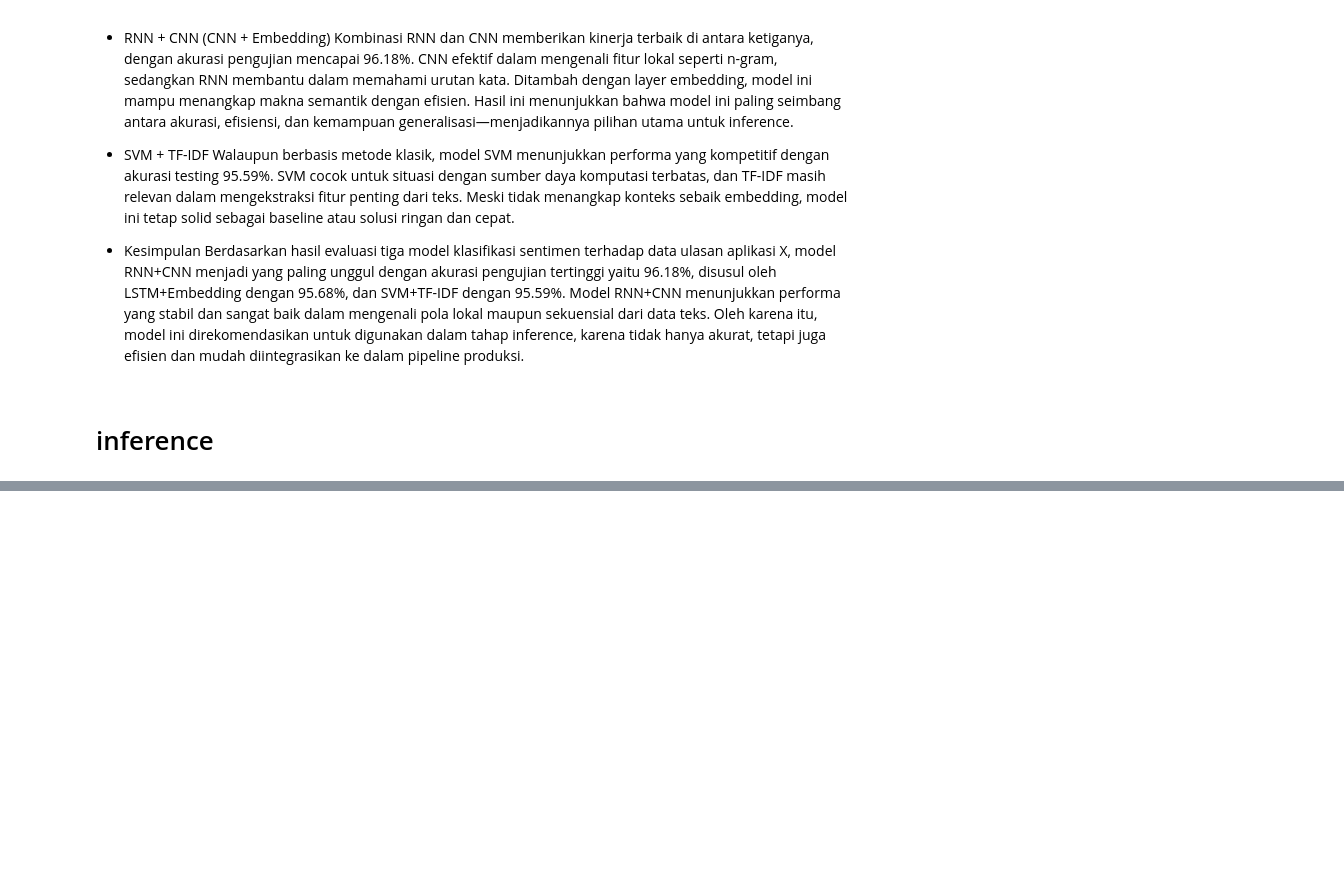
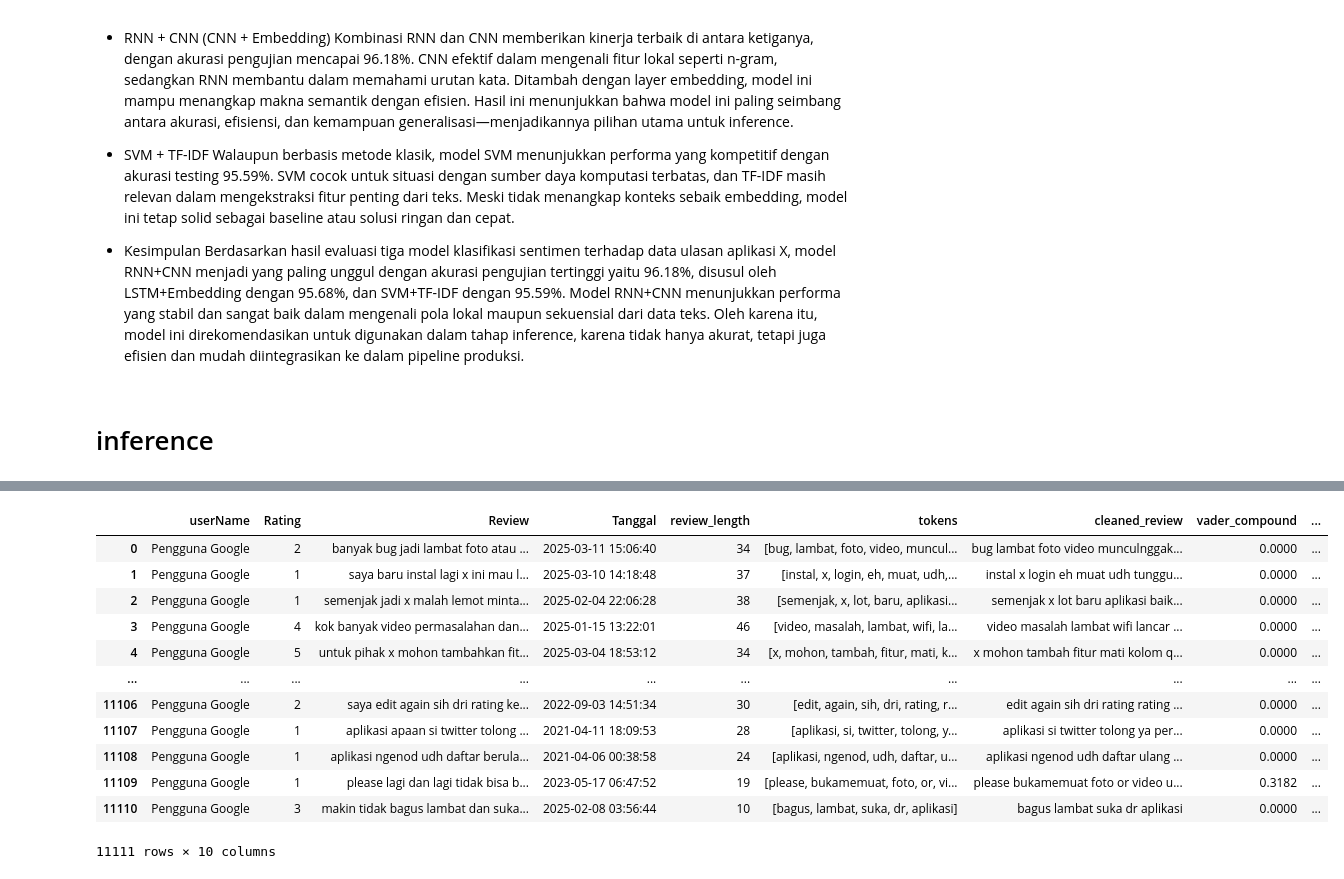
Before and after one commit to Robbysaidiii/Scraping_RobbySaidi_mc211d5y2136, a Jupyter notebook: notebook_pelatihan_model.ipynb, the cells around one changed output, grey strips where cells are left out. Drawn from its saved outputs; the diff is of its cells as text; code cells hidden in the pictures; blank space fills up the shorter version.

```diff
--- a/notebook_pelatihan_model.ipynb
+++ b/notebook_pelatihan_model.ipynb
@@ -878,0 +1000,16 @@ predict("Hmm oke sih, tapi masih banyak kurangnya")
+# %%
+df
+# %% [output]
+|  | userName | Rating | Review | Tanggal | review_length | tokens | cleaned_review | vader_compound | ... |
+| 0 | Pengguna Google | 2 | banyak bug jadi lambat foto atau ... | 2025-03-11 15:06:40 | 34 | [bug, lambat, foto, video, muncul... | bug lambat foto video munculnggak... | 0.0000 | ... |
+| 1 | Pengguna Google | 1 | saya baru instal lagi x ini mau l... | 2025-03-10 14:18:48 | 37 | [instal, x, login, eh, muat, udh,... | instal x login eh muat udh tunggu... | 0.0000 | ... |
+| 2 | Pengguna Google | 1 | semenjak jadi x malah lemot minta... | 2025-02-04 22:06:28 | 38 | [semenjak, x, lot, baru, aplikasi... | semenjak x lot baru aplikasi baik... | 0.0000 | ... |
+| 3 | Pengguna Google | 4 | kok banyak video permasalahan dan... | 2025-01-15 13:22:01 | 46 | [video, masalah, lambat, wifi, la... | video masalah lambat wifi lancar ... | 0.0000 | ... |
+| 4 | Pengguna Google | 5 | untuk pihak x mohon tambahkan fit... | 2025-03-04 18:53:12 | 34 | [x, mohon, tambah, fitur, mati, k... | x mohon tambah fitur mati kolom q... | 0.0000 | ... |
+| ... | ... | ... | ... | ... | ... | ... | ... | ... | ... |
+| 11106 | Pengguna Google | 2 | saya edit again sih dri rating ke... | 2022-09-03 14:51:34 | 30 | [edit, again, sih, dri, rating, r... | edit again sih dri rating rating ... | 0.0000 | ... |
+| 11107 | Pengguna Google | 1 | aplikasi apaan si twitter tolong ... | 2021-04-11 18:09:53 | 28 | [aplikasi, si, twitter, tolong, y... | aplikasi si twitter tolong ya per... | 0.0000 | ... |
+| 11108 | Pengguna Google | 1 | aplikasi ngenod udh daftar berula... | 2021-04-06 00:38:58 | 24 | [aplikasi, ngenod, udh, daftar, u... | aplikasi ngenod udh daftar ulang ... | 0.0000 | ... |
+| 11109 | Pengguna Google | 1 | please lagi dan lagi tidak bisa b... | 2023-05-17 06:47:52 | 19 | [please, bukamemuat, foto, or, vi... | please bukamemuat foto or video u... | 0.3182 | ... |
+| 11110 | Pengguna Google | 3 | makin tidak bagus lambat dan suka... | 2025-02-08 03:56:44 | 10 | [bagus, lambat, suka, dr, aplikasi] | bagus lambat suka dr aplikasi | 0.0000 | ... |
+11111 rows × 10 columns
```
Also changed, not shown: parts of 13 cells of this notebook.
